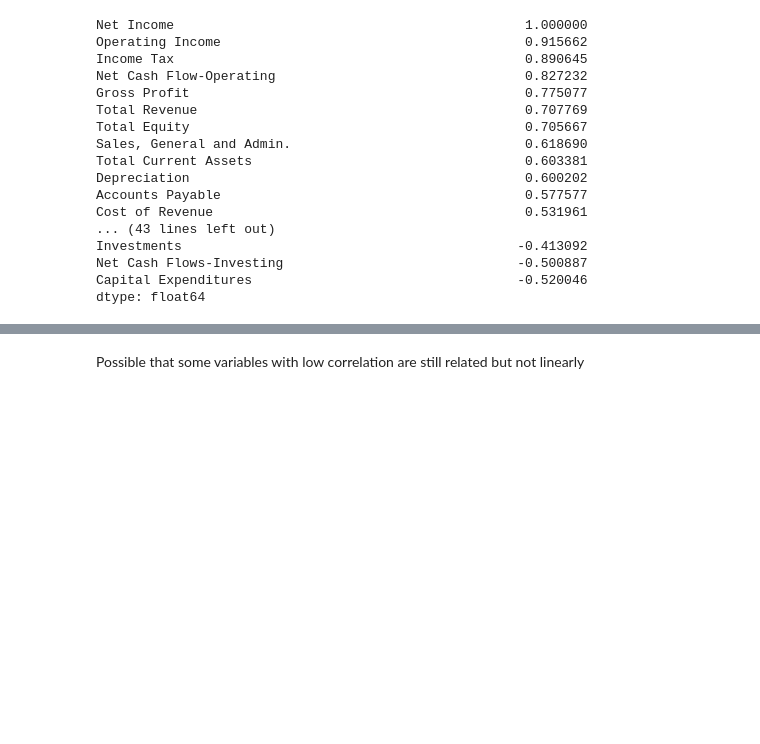
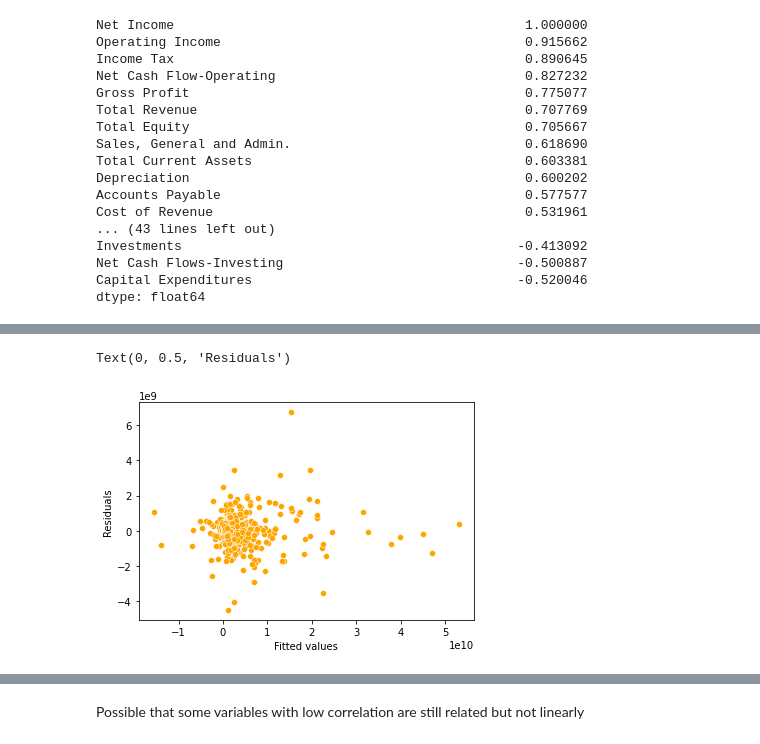
Before and after one commit to sarahhsu1301/STAT-303-2, a Jupyter notebook: Project.ipynb, the cells around one changed output, grey strips where cells are left out. Saved outputs shown, nothing was run; the diff lists cells and outputs as text; code cells hidden in the pictures; blank space fills up the shorter version.

Commit message:
Stepwise model

```diff
--- a/Project.ipynb
+++ b/Project.ipynb
@@ -106,3 +106,8 @@ Count of zeros in column  Total Liabilities  is :  0
 Count of zeros in column  Total Revenue  is :  0
 # %% [markdown]
 Sometimes a lot of 0s is okay if it makes sense in the context of the variable
+# %%
+import pandas as pd
+from skimpy import clean_columns
+data_cleaner = clean_columns(data_cleaner)
+data_cleaner.head()
@@ -110,8 +124,8 @@ Sometimes a lot of 0s is okay if it makes sense in the context of the variable
 from sklearn.model_selection import train_test_split
 # separate train and test sets
 X_train, X_test, y_train, y_test = train_test_split(
-    data_cleaner.drop(labels=['Ticker Symbol', 'Net Income'], axis=1),
-    data_cleaner['Net Income'],
+    data_cleaner.drop(labels=['ticker_symbol', 'net_income'], axis=1),
+    data_cleaner['net_income'],
     test_size=0.20,
     random_state=23)
 # %%
@@ -203,0 +238,5 @@ dtype: float64
+# %%
+import pandas as pd
+from skimpy import clean_columns
+train_clean = clean_columns(train)
+train_clean.columns.tolist()
@@ -203,0 +262,5 @@ dtype: float64
+# %%
+all_columns = '+'.join(train_clean.columns.difference(['net_income']))
+ols_object = smf.ols(formula = 'net_income~' + all_columns, data = train_clean)
+model = ols_object.fit()
+model.summary()
@@ -203,0 +302,8 @@ dtype: float64
+# %%
+ax = sns.scatterplot(x = model.fittedvalues, y=model.resid,color = 'orange')
+
+plt.xlabel('Fitted values')
+plt.ylabel('Residuals')
+# %% [output]
+Text(0, 0.5, 'Residuals')
+[figure, added]
```
Also changed, not shown: parts of 17 cells of this notebook, 4 other files.
